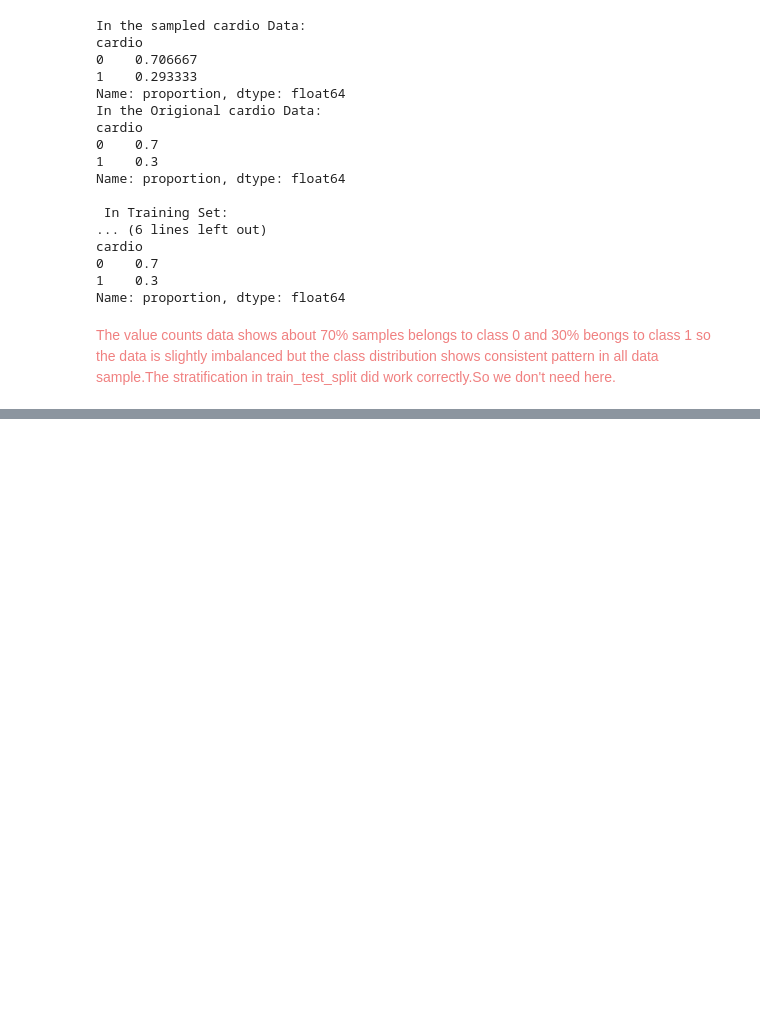
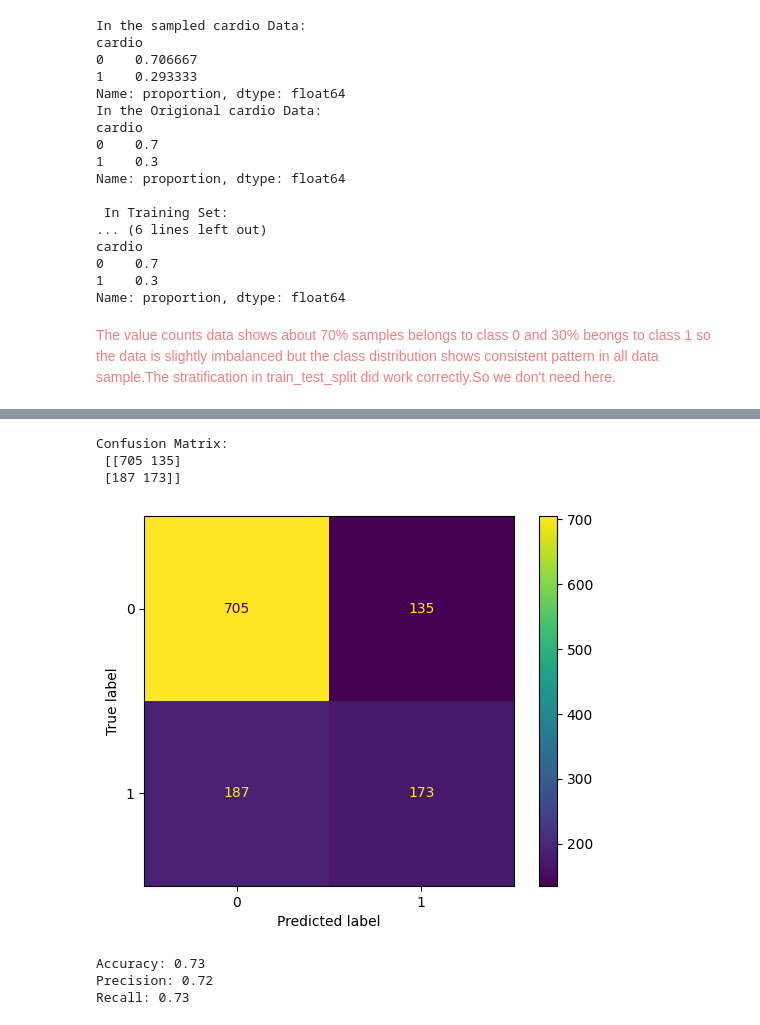
Before and after one commit to Shyamraja/Supervised-Learning-CRISP-DM-, a Jupyter notebook: supervised_learning.ipynb, the cells around one changed output, grey strips where cells are left out. Saved outputs shown, nothing was run; the diff lists cells and outputs as text; code cells hidden in the pictures; blank space fills up the shorter version.

Commit message:
Trained the  k-NN model with =3$. Printed the confusion matrix and used it to compute the accuracy, the precision and the recall.

```diff
--- a/supervised_learning.ipynb
+++ b/supervised_learning.ipynb
@@ -223,0 +281,40 @@ Name: proportion, dtype: float64
+# %%
+from sklearn.metrics import accuracy_score, precision_score, recall_score, confusion_matrix, ConfusionMatrixDisplay
+from sklearn.neighbors import KNeighborsClassifier
+import matplotlib.pyplot as plt
+
+# Create and fit the k-NN model
+knn_model = KNeighborsClassifier(n_neighbors=3)
+knn_model.fit(features_train, labels_train)
+
+# Make predictions on the test set
+y_predict = knn_model.predict(features_test)
+
+#calculating the predicted probabilities of the positive class
+y_predict_probas = knn_model.predict_proba(features_test)[:,1]
+
+# Confusion matrix
+conf_matrix = confusion_matrix(labels_test, y_predict, labels=knn_model.classes_)
+print(f"Confusion Matrix:\n {conf_matrix}")
+
+# Plot confusion matrix
+cm_display = ConfusionMatrixDisplay(confusion_matrix=conf_matrix, display_labels=knn_model.classes_)
+cm_display.plot()
+plt.show()
+
+# Calculate accuracy, precision, and recall
+accuracy = accuracy_score(labels_test, y_predict)
+precision = precision_score(labels_test, y_predict, average='weighted')
+recall = recall_score(labels_test, y_predict, average='weighted')
+
+print(f"Accuracy: {accuracy:.2f}")
+print(f"Precision: {precision:.2f}")
+print(f"Recall: {recall:.2f}")
+# %% [output]
+Confusion Matrix:
+ [[705 135]
+ [187 173]]
+[figure, added]
+Accuracy: 0.73
+Precision: 0.72
+Recall: 0.73
```
Also changed, not shown: parts of 5 cells of this notebook.
